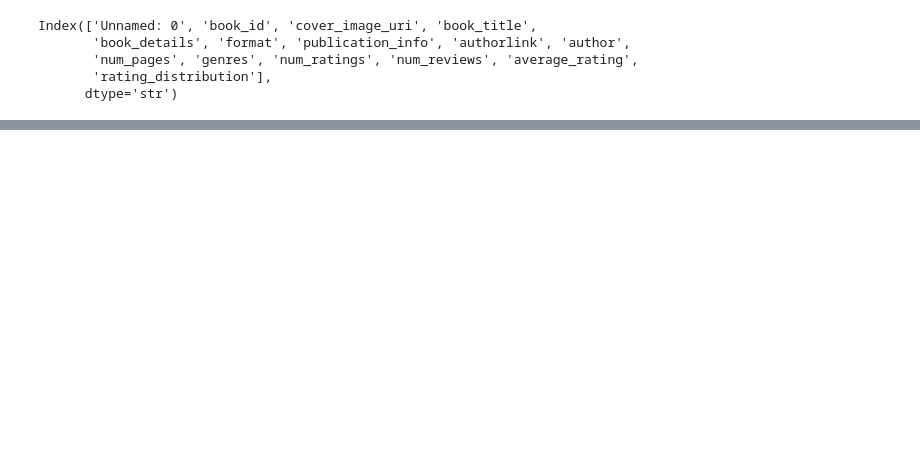
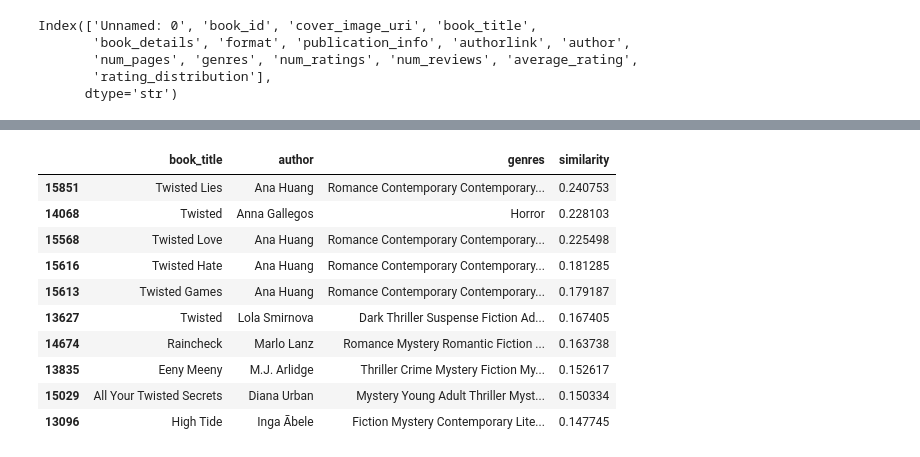
Before and after one commit to Sadam-Alvi/book-recommender, a Jupyter notebook: notebooks/app.ipynb, the cells around one changed output, grey strips where cells are left out. Saved outputs shown, nothing was run; the diff lists cells and outputs as text; code cells hidden in the pictures; blank space fills up the shorter version.

```diff
--- a/notebooks/app.ipynb
+++ b/notebooks/app.ipynb
@@ -502,0 +210,14 @@ with open('similarity_matrix.pkl', 'wb') as f:
+# %%
+recommend_books("Twisted Love", 10)
+# %% [output]
+|  | book_title | author | genres | similarity |
+| 15851 | Twisted Lies | Ana Huang | Romance Contemporary Contemporary... | 0.240753 |
+| 14068 | Twisted | Anna Gallegos | Horror | 0.228103 |
+| 15568 | Twisted Love | Ana Huang | Romance Contemporary Contemporary... | 0.225498 |
+| 15616 | Twisted Hate | Ana Huang | Romance Contemporary Contemporary... | 0.181285 |
+| 15613 | Twisted Games | Ana Huang | Romance Contemporary Contemporary... | 0.179187 |
+| 13627 | Twisted | Lola Smirnova | Dark Thriller Suspense Fiction Ad... | 0.167405 |
+| 14674 | Raincheck | Marlo Lanz | Romance Mystery Romantic Fiction ... | 0.163738 |
+| 13835 | Eeny Meeny | M.J. Arlidge | Thriller Crime Mystery Fiction My... | 0.152617 |
+| 15029 | All Your Twisted Secrets | Diana Urban | Mystery Young Adult Thriller Myst... | 0.150334 |
+| 13096 | High Tide | Inga Ābele | Fiction Mystery Contemporary Lite... | 0.147745 |
```
Also changed, not shown: parts of 61 cells of this notebook, 7 other files.
